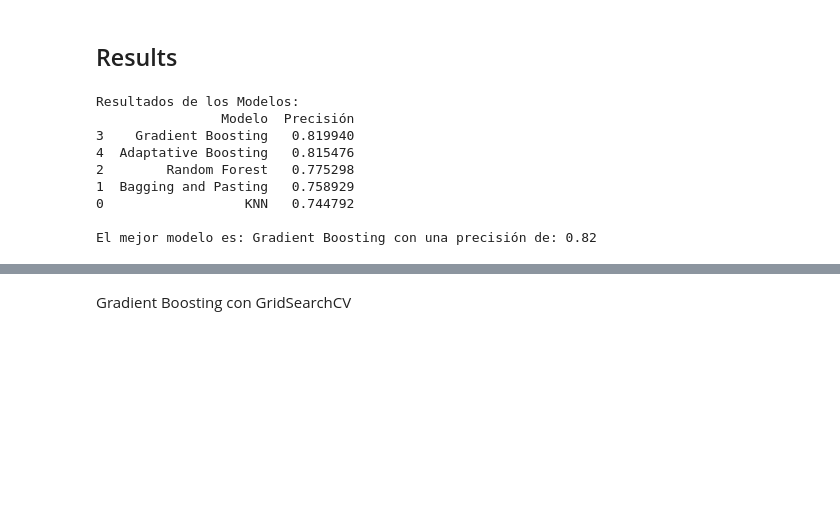
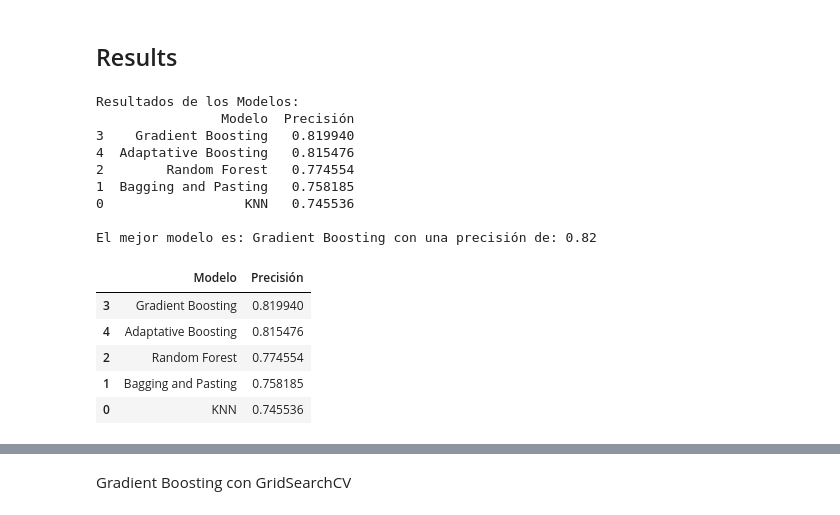
Before and after one commit to harimrys/ML-Project, a Jupyter notebook: notebooks/ML_models.ipynb, the cells around one changed output, grey strips where cells are left out. Saved outputs shown, nothing was run; the diff lists cells and outputs as text; code cells hidden in the pictures; blank space fills up the shorter version.

```diff
--- a/notebooks/ML_models.ipynb
+++ b/notebooks/ML_models.ipynb
@@ -310,24 +351,31 @@ disp.plot(cmap='Blues')
 # %%
 results_df = pd.DataFrame(results.items(), columns=['Modelo', 'Precisión'])
 results_df.sort_values(by='Precisión', ascending=False, inplace=True)
-
+results_df.to_csv('../data/df_results.csv')
 # Mostrar los resultados
 print("Resultados de los Modelos:")
 print(results_df)
 
 # Determinar y mostrar el mejor modelo
 best_model = results_df.iloc[0]
 print(f"\nEl mejor modelo es: {best_model['Modelo']} con una precisión de: {best_model['Precisión']:.2f}")
+results_df
 # %% [output]
 Resultados de los Modelos:
                 Modelo  Precisión
 3    Gradient Boosting   0.819940
 4  Adaptative Boosting   0.815476
-2        Random Forest   0.775298
-1  Bagging and Pasting   0.758929
-0                  KNN   0.744792
+2        Random Forest   0.774554
+1  Bagging and Pasting   0.758185
+0                  KNN   0.745536
 
 El mejor modelo es: Gradient Boosting con una precisión de: 0.82
+|  | Modelo | Precisión |
+| 3 | Gradient Boosting | 0.819940 |
+| 4 | Adaptative Boosting | 0.815476 |
+| 2 | Random Forest | 0.774554 |
+| 1 | Bagging and Pasting | 0.758185 |
+| 0 | KNN | 0.745536 |
 # %%
 y_test_sq = y_test.squeeze()
 # %%
```
Also changed, not shown: parts of 15 cells of this notebook, 5 other files.
